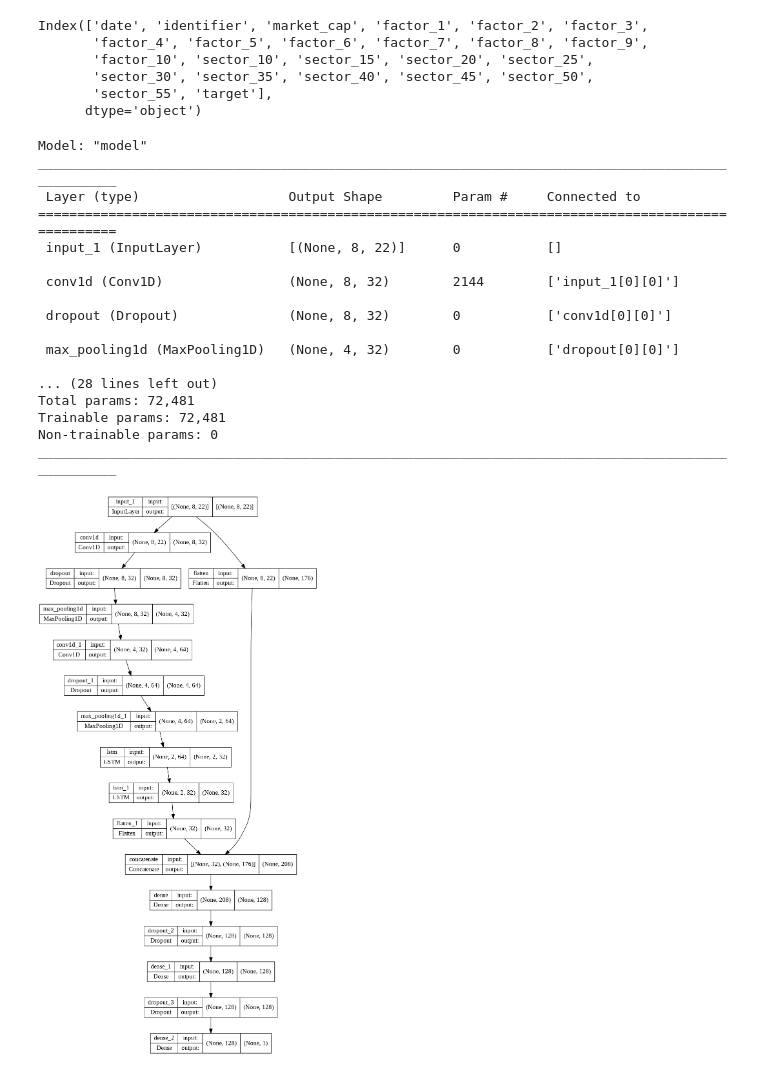
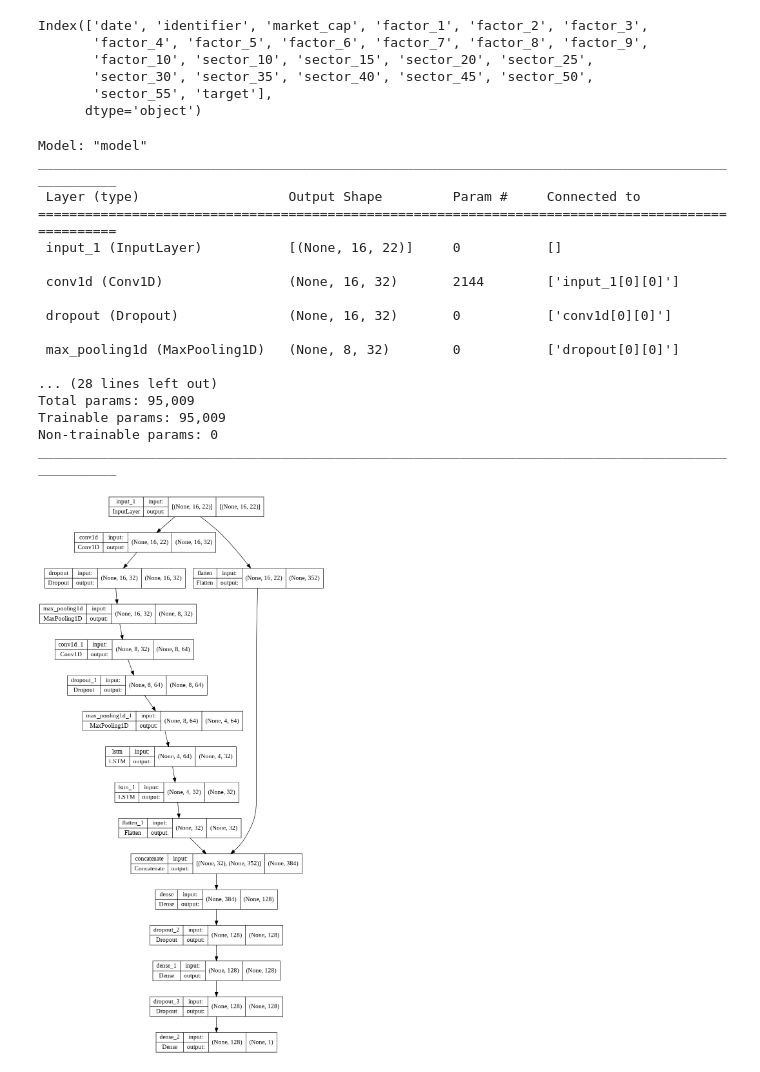
Before and after one commit to doogzultz/time_series_project, a Jupyter notebook: preprocessing_and_model_test.ipynb, the cells around one changed output. Cells and saved outputs as stored; diff of their text form; code cells hidden in the pictures.

```diff
--- a/preprocessing_and_model_test.ipynb
+++ b/preprocessing_and_model_test.ipynb
@@ -27,8 +27,11 @@ from sklearn.metrics import mean_squared_error, mean_absolute_error
 import os
 # %%
 class g:
-  window_size = 8
+  window_size = 16
   batch_size = 16
+  valid_size = .1
+  test_size = .1
+  test = False
 # %%
 url = "https://raw.githubusercontent.com/doogzultz/time_series_project/main/data.csv"
 data = pd.read_csv(url)
@@ -381,41 +381,41 @@ def dense_block(input_, dense_units, dr):
 # %%
 tf.keras.backend.clear_session()
 
-def create_time_model(filter_units = 64, lstm_units = 32, kernel_size = 3, dense_units = 128, dr = .2 ):
+def create_time_model(filter_units = 32, lstm_units = 32, kernel_size = 3, dense_units = 128, dr = .2 ):
 
     input_ = Input(shape=(g.window_size,22))
     y = Flatten()(input_)
     x = conv_block(input_,filter_units, kernel_size, dr)
     x = lstm_block(x, lstm_units, dr)
     x = Flatten()(x)
     x = Concatenate(axis=-1)([x, y])
     x = dense_block(x, dense_units, dr)
     out = Dense(1)(x)
     model = Model(inputs = input_, outputs = out)
 
     return model
 
 model = create_time_model()
 model.compile(loss = 'mape', optimizer = 'adam', metrics = ['mae', 'mape'])
 model.summary()
 tf.keras.utils.plot_model(model, show_shapes=True)
 # %% [output]
 Model: "model"
 __________________________________________________________________________________________________
  Layer (type)                   Output Shape         Param #     Connected to
 ==================================================================================================
- input_1 (InputLayer)           [(None, 8, 22)]      0           []
+ input_1 (InputLayer)           [(None, 16, 22)]     0           []
 
- conv1d (Conv1D)                (None, 8, 32)        2144        ['input_1[0][0]']
+ conv1d (Conv1D)                (None, 16, 32)       2144        ['input_1[0][0]']
 
- dropout (Dropout)              (None, 8, 32)        0           ['conv1d[0][0]']
+ dropout (Dropout)              (None, 16, 32)       0           ['conv1d[0][0]']
 
- max_pooling1d (MaxPooling1D)   (None, 4, 32)        0           ['dropout[0][0]']
+ max_pooling1d (MaxPooling1D)   (None, 8, 32)        0           ['dropout[0][0]']
 
 ... (28 lines left out)
-Total params: 72,481
-Trainable params: 72,481
+Total params: 95,009
+Trainable params: 95,009
 Non-trainable params: 0
 __________________________________________________________________________________________________
-[figure, old version]
+[figure, new version]
 # %%
```
Also changed, not shown: parts of 24 cells of this notebook.
